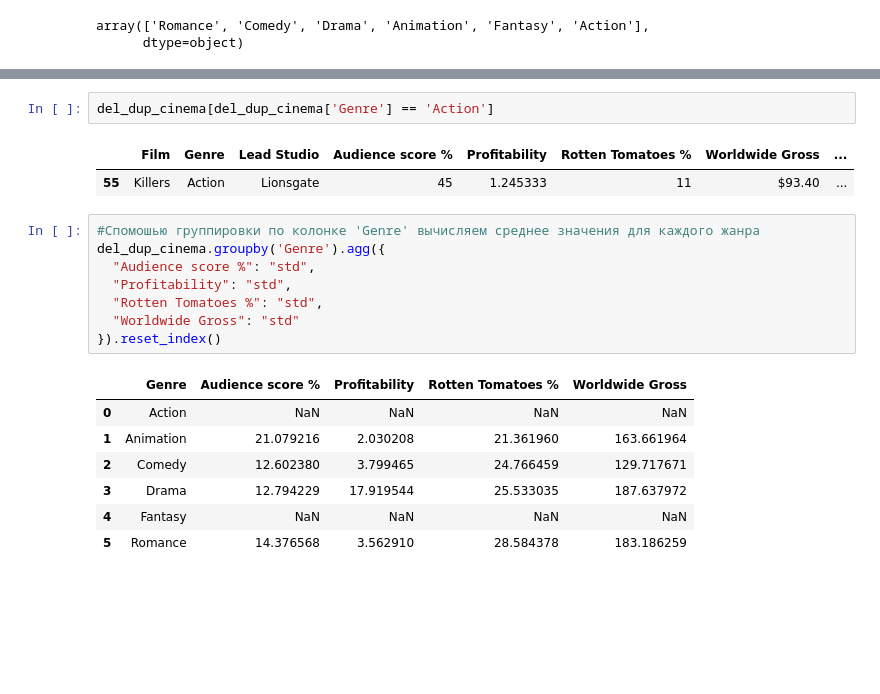
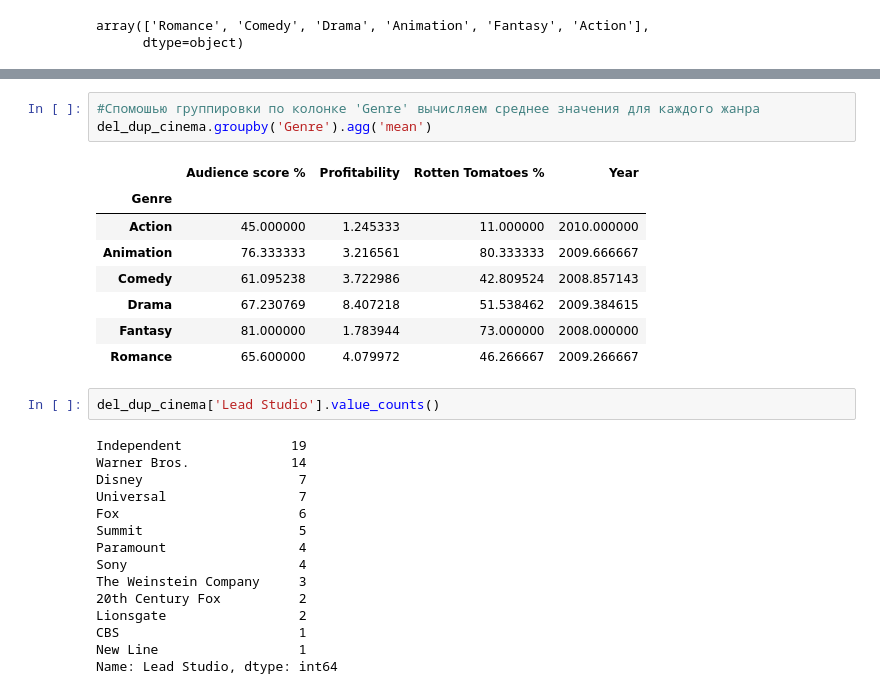
Before and after one commit to staspb2012/Educational_projects, a Jupyter notebook: Cinema_stats.ipynb, the cells around one changed output, grey strips where cells are left out. Saved outputs shown, nothing was run; the diff lists cells and outputs as text; blank space fills up the shorter version.

```diff
--- a/Cinema_stats.ipynb
+++ b/Cinema_stats.ipynb
@@ -307,21 +297,29 @@ del_dup_cinema.groupby('Genre').agg({
-# %%
-del_dup_cinema[del_dup_cinema['Genre'] == 'Action']
-# %% [output]
-|  | Film | Genre | Lead Studio | Audience score % | Profitability | Rotten Tomatoes % | Worldwide Gross | ... |
-| 55 | Killers | Action | Lionsgate | 45 | 1.245333 | 11 | $93.40 | ... |
 # %%
 #Спомошью группировки по колонке 'Genre' вычисляем среднее значения для каждого жанра
-del_dup_cinema.groupby('Genre').agg({
-  "Audience score %": "std",
-  "Profitability": "std",
-  "Rotten Tomatoes %": "std",
-  "Worldwide Gross": "std"
-}).reset_index()
+del_dup_cinema.groupby('Genre').agg('mean')
 # %% [output]
-|  | Genre | Audience score % | Profitability | Rotten Tomatoes % | Worldwide Gross |
-| 0 | Action | NaN | NaN | NaN | NaN |
-| 1 | Animation | 21.079216 | 2.030208 | 21.361960 | 163.661964 |
-| 2 | Comedy | 12.602380 | 3.799465 | 24.766459 | 129.717671 |
-| 3 | Drama | 12.794229 | 17.919544 | 25.533035 | 187.637972 |
-| 4 | Fantasy | NaN | NaN | NaN | NaN |
-| 5 | Romance | 14.376568 | 3.562910 | 28.584378 | 183.186259 |
+|  | Audience score % | Profitability | Rotten Tomatoes % | Year |
+| Genre |  |  |  |  |
+| Action | 45.000000 | 1.245333 | 11.000000 | 2010.000000 |
+| Animation | 76.333333 | 3.216561 | 80.333333 | 2009.666667 |
+| Comedy | 61.095238 | 3.722986 | 42.809524 | 2008.857143 |
+| Drama | 67.230769 | 8.407218 | 51.538462 | 2009.384615 |
+| Fantasy | 81.000000 | 1.783944 | 73.000000 | 2008.000000 |
+| Romance | 65.600000 | 4.079972 | 46.266667 | 2009.266667 |
+# %%
+del_dup_cinema['Lead Studio'].value_counts()
+# %% [output]
+Independent              19
+Warner Bros.             14
+Disney                    7
+Universal                 7
+Fox                       6
+Summit                    5
+Paramount                 4
+Sony                      4
+The Weinstein Company     3
+20th Century Fox          2
+Lionsgate                 2
+CBS                       1
+New Line                  1
+Name: Lead Studio, dtype: int64
```
Also changed, not shown: parts of 23 cells of this notebook.
